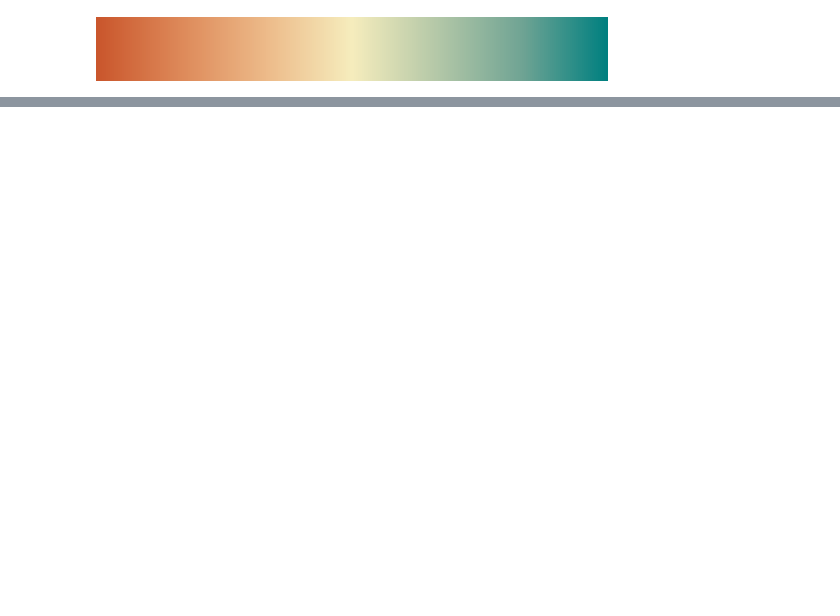
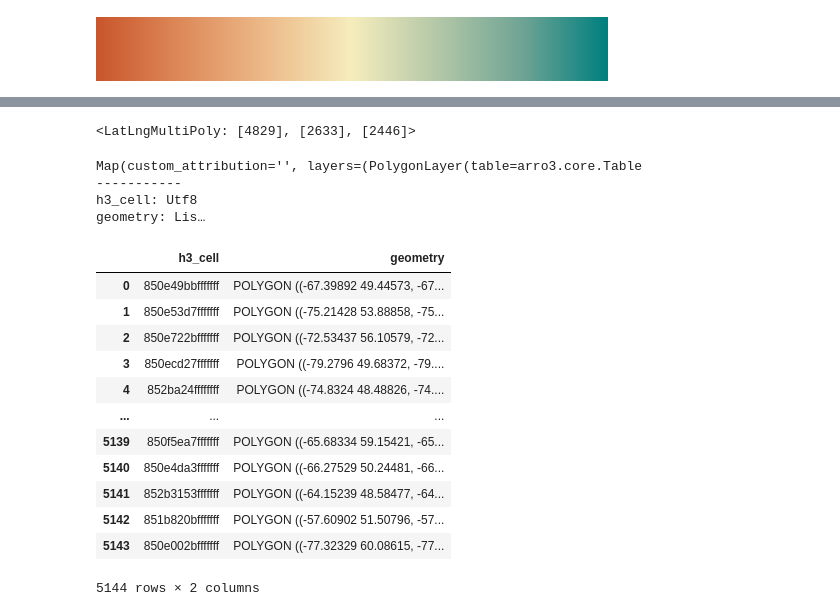
Before and after one commit to alexisbrouillette/species-dist, a Jupyter notebook: main.ipynb, the cells around one changed output, grey strips where cells are left out. Cells and saved outputs as stored; diff of their text form; code cells hidden in the pictures; blank space fills up the shorter version.

Commit message:
adding all hexagons
- i computed hex for all rows of species occur in atlas and saved it into a file
-display them using lonboard

```diff
--- a/main.ipynb
+++ b/main.ipynb
@@ -13,6 +21,9 @@ canada_gdf = gdf[gdf['NAME'] == 'Canada']
 # %%
 gdf = gpd.read_file('data/lpr_000b16a_e/lpr_000b16a_e.shp')
 quebec_gdf = gdf[gdf['PRENAME'] == 'Quebec']
+
+# apply crs to the geodataframe
+quebec_gdf = quebec_gdf.to_crs(epsg=4326)
 # %%
 def plot_raster_data(raster_data, bounds):
     fig, ax = plt.subplots(figsize=(10, 10))
@@ -249,0 +237,13 @@ layer.get_fill_color = apply_continuous_cmap(
+# %%
+# Function to convert MULTIPOLYGON to LatLngMultiPoly
+def multipolygon_to_latlngmultipoly(multipolygon):
+    latlngmultipoly = []
+    for polygon in multipolygon.geoms:  # Iterate over individual polygons
+        latlngpoly = []
+        for coord in polygon.exterior.coords:
+            latlngpoly.append([coord[1], coord[0]])  # Convert to [lat, lng]
+        latlngmultipoly.append(latlngpoly)
+    return latlngmultipoly
+
+# Convert the quebec_gdf to LatLngMultiPoly
+quebec_latlngmultipoly = multipolygon_to_latlngmultipoly(quebec_gdf.geometry.values[0])
@@ -249,0 +270,38 @@ layer.get_fill_color = apply_continuous_cmap(
+# %%
+# Convert each list of coordinates in quebec_latlngmultipoly to a LatLngPoly
+quebec_polys = [LatLngPoly(coords) for coords in quebec_latlngmultipoly[3:6]]
+
+# Combine the LatLngPoly objects into a LatLngMultiPoly
+quebec_latlngmultipoly_obj = LatLngMultiPoly(*quebec_polys)
+
+# Display the LatLngMultiPoly object
+print(quebec_latlngmultipoly_obj)
+# %% [output]
+<LatLngMultiPoly: [4829], [2633], [2446]>
+# %%
+
+
+# Ensure quebec_latlngmultipoly_obj is correctly defined
+quebec_polys = [LatLngPoly(coords) for coords in quebec_latlngmultipoly]
+quebec_latlngmultipoly_obj = LatLngMultiPoly(*quebec_polys)
+
+# Convert Quebec's LatLngMultiPoly to H3 cells
+h3_cells = h3.h3shape_to_cells(quebec_latlngmultipoly_obj, 5)
+
+h3_cells = pd.DataFrame(h3_cells, columns=['h3_cell'])
+
+h3_cells['geometry'] = h3_cells.apply(add_geometry, axis=1)
+
+h3_cells = gpd.GeoDataFrame(h3_cells, geometry='geometry')
+# %%
+sidecar = Sidecar()
+
+layer = PolygonLayer.from_geopandas(h3_cells)
+m = Map(layer, _height=800)
+
+display(m)
+# %% [output]
+Map(custom_attribution='', layers=(PolygonLayer(table=arro3.core.Table
+-----------
+h3_cell: Utf8
+geometry: Lis…
@@ -249,0 +310,16 @@ layer.get_fill_color = apply_continuous_cmap(
+# %%
+h3_cells
+# %% [output]
+|  | h3_cell | geometry |
+| 0 | 850e49bbfffffff | POLYGON ((-67.39892 49.44573, -67... |
+| 1 | 850e53d7fffffff | POLYGON ((-75.21428 53.88858, -75... |
+| 2 | 850e722bfffffff | POLYGON ((-72.53437 56.10579, -72... |
+| 3 | 850ecd27fffffff | POLYGON ((-79.2796 49.68372, -79.... |
+| 4 | 852ba24ffffffff | POLYGON ((-74.8324 48.48826, -74.... |
+| ... | ... | ... |
+| 5139 | 850f5ea7fffffff | POLYGON ((-65.68334 59.15421, -65... |
+| 5140 | 850e4da3fffffff | POLYGON ((-66.27529 50.24481, -66... |
+| 5141 | 852b3153fffffff | POLYGON ((-64.15239 48.58477, -64... |
+| 5142 | 851b820bfffffff | POLYGON ((-57.60902 51.50796, -57... |
+| 5143 | 850e002bfffffff | POLYGON ((-77.32329 60.08615, -77... |
+5144 rows × 2 columns
```
Also changed, not shown: parts of 29 cells of this notebook, 8 other files.
